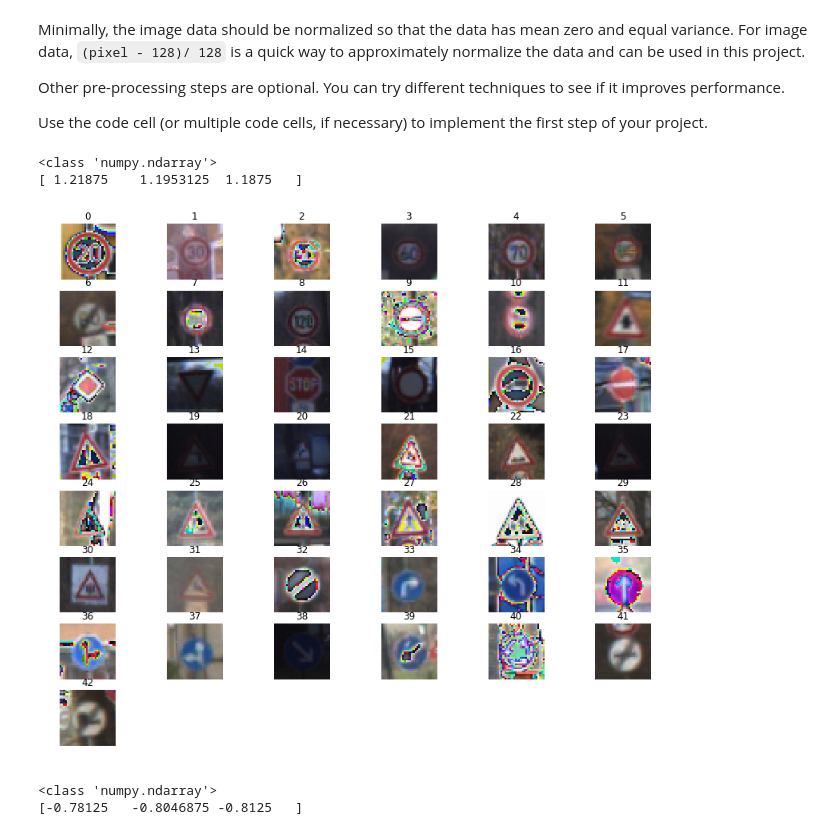
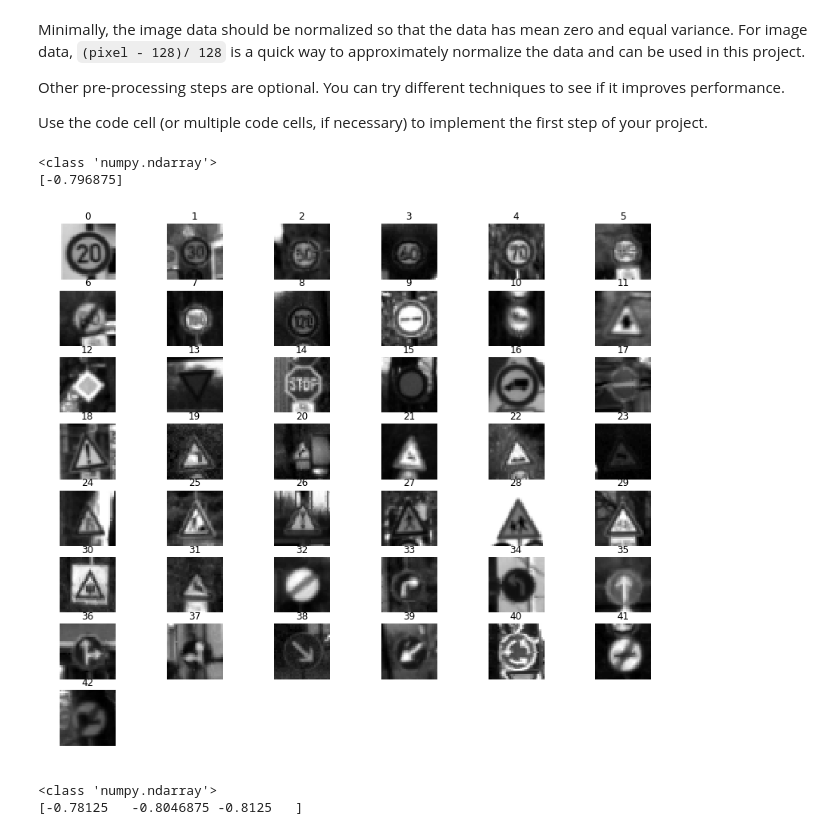
Before and after one commit to GunSik2/CarND-Traffic-Sign-Classifier-Project, a Jupyter notebook: Traffic_Sign_Classifier.ipynb, the cells around one changed output. Cells and saved outputs as stored; diff of their text form; code cells hidden in the pictures.

```diff
--- a/Traffic_Sign_Classifier.ipynb
+++ b/Traffic_Sign_Classifier.ipynb
@@ -198,19 +187,3 @@ Use the code cell (or multiple code cells, if necessary) to implement the first
 oX_train = np.copy(X_train)
 oX_valid = np.copy(X_valid)
 oX_test = np.copy(X_test)
-# %%
-### Preprocess the data here. It is required to normalize the data. Other preprocessing steps could include
-### converting to grayscale, etc.
-### Feel free to use as many code cells as needed.
-
-X_train = (oX_train - 128) / 128
-X_valid = (oX_valid - 128) / 128
-X_test = (oX_test - 128) / 128
-
-print(type(X_train))
-print_norm_image(0)
-showAllLabelImage()
-# %% [output]
-<class 'numpy.ndarray'>
-[ 1.21875    1.1953125  1.1875   ]
-[figure, removed]
@@ -217,3 +208,30 @@ showAllLabelImage()
+# %%
+### When changed the value128 to 128., the normalized image values different:
+###  128 : [ 1.21875    1.1953125  1.1875   ]
+###  128. : [-0.78125   -0.8046875 -0.8125   ]
+## The difference of values effects to the accuracy of trained model after all.
+## We use 128.
+
+X_train = preprocess(oX_train)
+X_valid = preprocess(oX_valid)
+X_test = preprocess(oX_test)
+
+print(type(X_train))
+print_norm_image(0)
+
+fig = plt.figure(figsize=(14, 12))
+for label in range(0, n_classes):
+    img = X_train[y_train == label]
+    plt.subplot(8, 6, label + 1)
+    plt.title(str(label))
+    plt.axis('off')
+    plt.imshow(img[0].reshape(32, 32), cmap='gray')
+plt.show()
+#showAllLabelImage()
+# %% [output]
+<class 'numpy.ndarray'>
+[-0.796875]
+[figure, added]
 # %%
 ### When changed the value128 to 128., the normalized image values different:
 ###  128 : [ 1.21875    1.1953125  1.1875   ]
```
Also changed, not shown: parts of 10 cells of this notebook, 4 other files.
